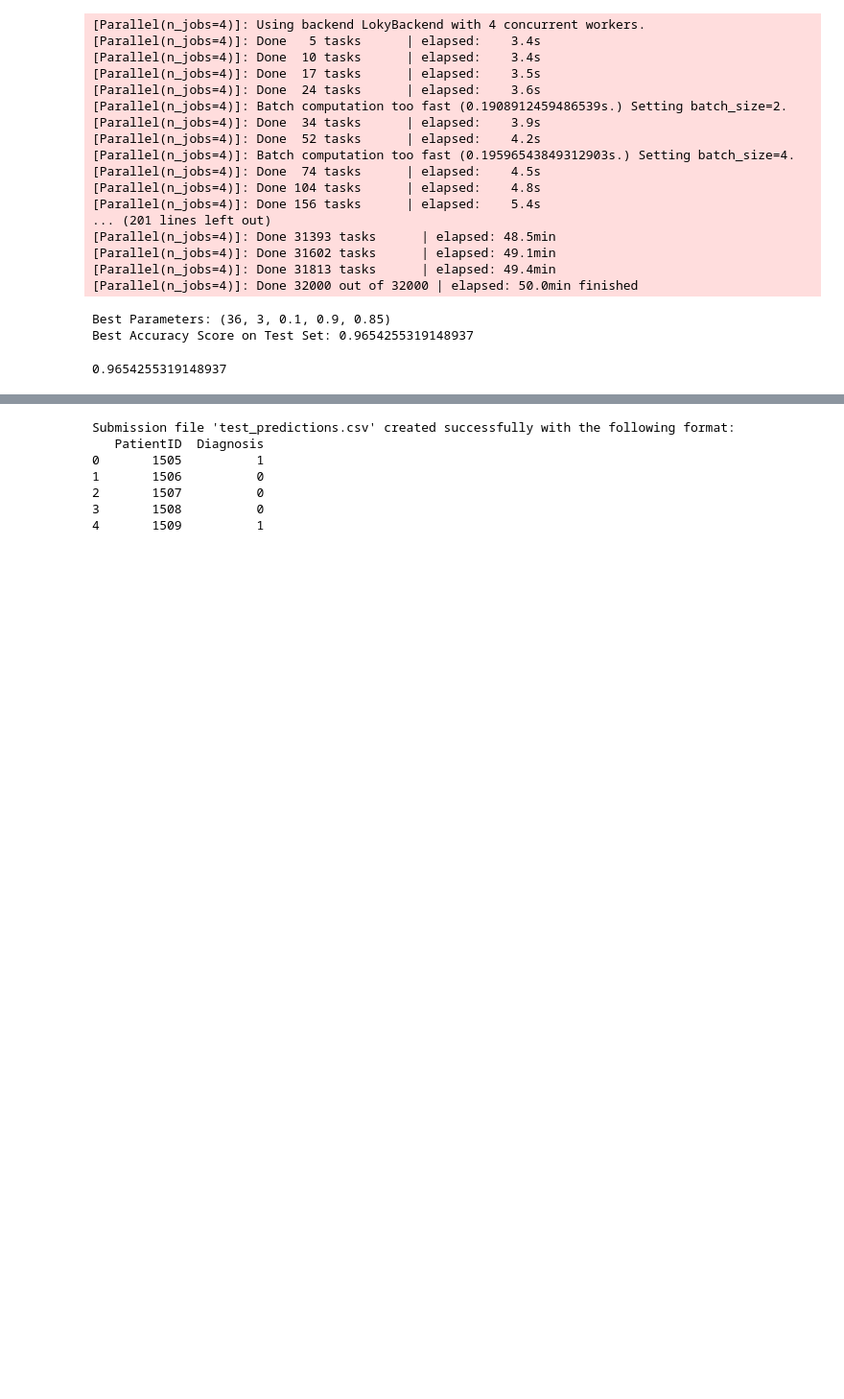
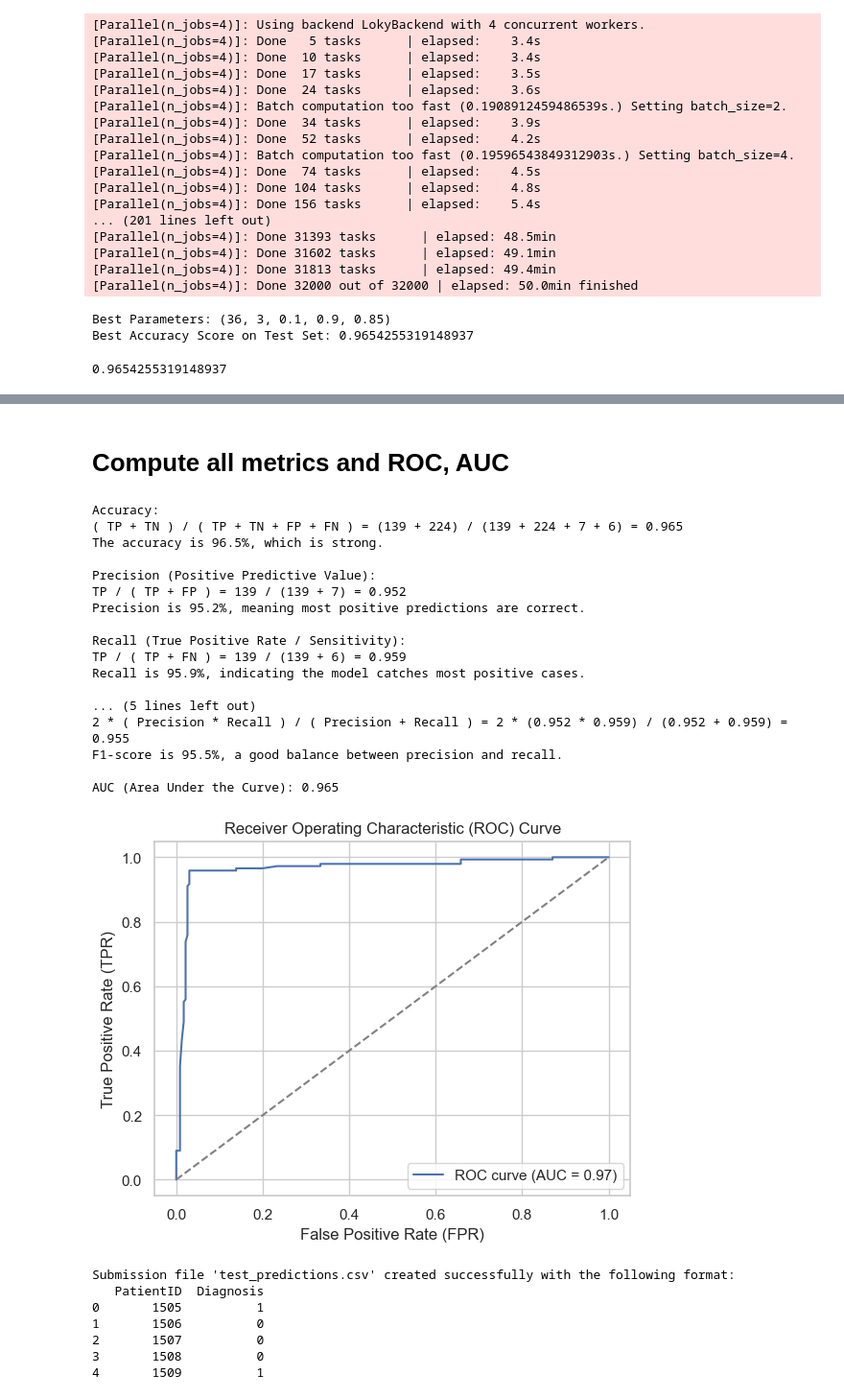
Before and after one commit to ruoshui666weakater/early_detection_of_Alzheimer-s_disease, a Jupyter notebook: project_XGBoost.ipynb, the cells around one changed output, grey strips where cells are left out. Shown at 96% size. Cells and saved outputs as stored; diff of their text form; code cells hidden in the pictures; blank space fills up the shorter version.

```diff
--- a/project_XGBoost.ipynb
+++ b/project_XGBoost.ipynb
@@ -293,3 +314,75 @@ accuracy_score(y_test, y_pred)
+# %% [markdown]
+# Compute all metrics and ROC, AUC
+# %%
+from sklearn.metrics import confusion_matrix, precision_score, recall_score, f1_score, roc_auc_score, roc_curve
+
+# Simulated values from the confusion matrix
+y_true = y_test  # Ground truth labels
+y_pred = y_pred  # Predicted labels
+
+# Calculate confusion matrix components
+tn, fp, fn, tp = confusion_matrix(y_true, y_pred).ravel()
+
+# Calculate metrics
+accuracy = (tp + tn) / (tp + tn + fp + fn)
+precision = tp / (tp + fp)
+recall = tp / (tp + fn)
+tnr = tn / (tn + fp)
+f1 = 2 * (precision * recall) / (precision + recall)
+
+# Print metrics with detailed formulas
+print(f"Accuracy:\n( TP + TN ) / ( TP + TN + FP + FN ) = ({tp} + {tn}) / ({tp} + {tn} + {fp} + {fn}) = {accuracy:.3f}")
+print(f"The accuracy is {accuracy * 100:.1f}%, which is strong.\n")
+
+print(f"Precision (Positive Predictive Value):\nTP / ( TP + FP ) = {tp} / ({tp} + {fp}) = {precision:.3f}")
+print(f"Precision is {precision * 100:.1f}%, meaning most positive predictions are correct.\n")
+
+print(f"Recall (True Positive Rate / Sensitivity):\nTP / ( TP + FN ) = {tp} / ({tp} + {fn}) = {recall:.3f}")
+print(f"Recall is {recall * 100:.1f}%, indicating the model catches most positive cases.\n")
+
+print(f"True Negative Rate (TNR / Specificity):\nTN / ( TN + FP ) = {tn} / ({tn} + {fp}) = {tnr:.3f}")
+print(f"TNR is {tnr * 100:.1f}%, meaning the model is strong at identifying negatives.\n")
+
+print(f"F1-Score:\n2 * ( Precision * Recall ) / ( Precision + Recall ) = 2 * ({precision:.3f} * {recall:.3f}) / ({precision:.3f} + {recall:.3f}) = {f1:.3f}")
+print(f"F1-score is {f1 * 100:.1f}%, a good balance between precision and recall.\n")
+
+# Plot ROC Curve and calculate AUC
+y_pred_prob = final_model.predict_proba(X_test)[:, 1]  # Assuming X_test has probabilities
+fpr, tpr, _ = roc_curve(y_true, y_pred_prob)
+auc = roc_auc_score(y_true, y_pred_prob)
+
+print(f"AUC (Area Under the Curve): {auc:.3f}")
+
+import matplotlib.pyplot as plt
+
+plt.figure()
+plt.plot(fpr, tpr, label=f"ROC curve (AUC = {auc:.2f})")
+plt.plot([0, 1], [0, 1], linestyle="--", color="gray")
+plt.xlabel("False Positive Rate (FPR)")
+plt.ylabel("True Positive Rate (TPR)")
+plt.title("Receiver Operating Characteristic (ROC) Curve")
+plt.legend(loc="lower right")
+plt.grid(True)
+plt.show()
+# %% [output]
+Accuracy:
+( TP + TN ) / ( TP + TN + FP + FN ) = (139 + 224) / (139 + 224 + 7 + 6) = 0.965
+The accuracy is 96.5%, which is strong.
+
+Precision (Positive Predictive Value):
+TP / ( TP + FP ) = 139 / (139 + 7) = 0.952
+Precision is 95.2%, meaning most positive predictions are correct.
+
+Recall (True Positive Rate / Sensitivity):
+TP / ( TP + FN ) = 139 / (139 + 6) = 0.959
+Recall is 95.9%, indicating the model catches most positive cases.
+
+... (5 lines left out)
+2 * ( Precision * Recall ) / ( Precision + Recall ) = 2 * (0.952 * 0.959) / (0.952 + 0.959) = 0.955
+F1-score is 95.5%, a good balance between precision and recall.
+
+AUC (Area Under the Curve): 0.965
+[figure, added]
 # %%
 # Load and preprocess the test data
 test_data = pd.read_csv('test.csv')
```
Also changed, not shown: parts of 8 cells of this notebook.
